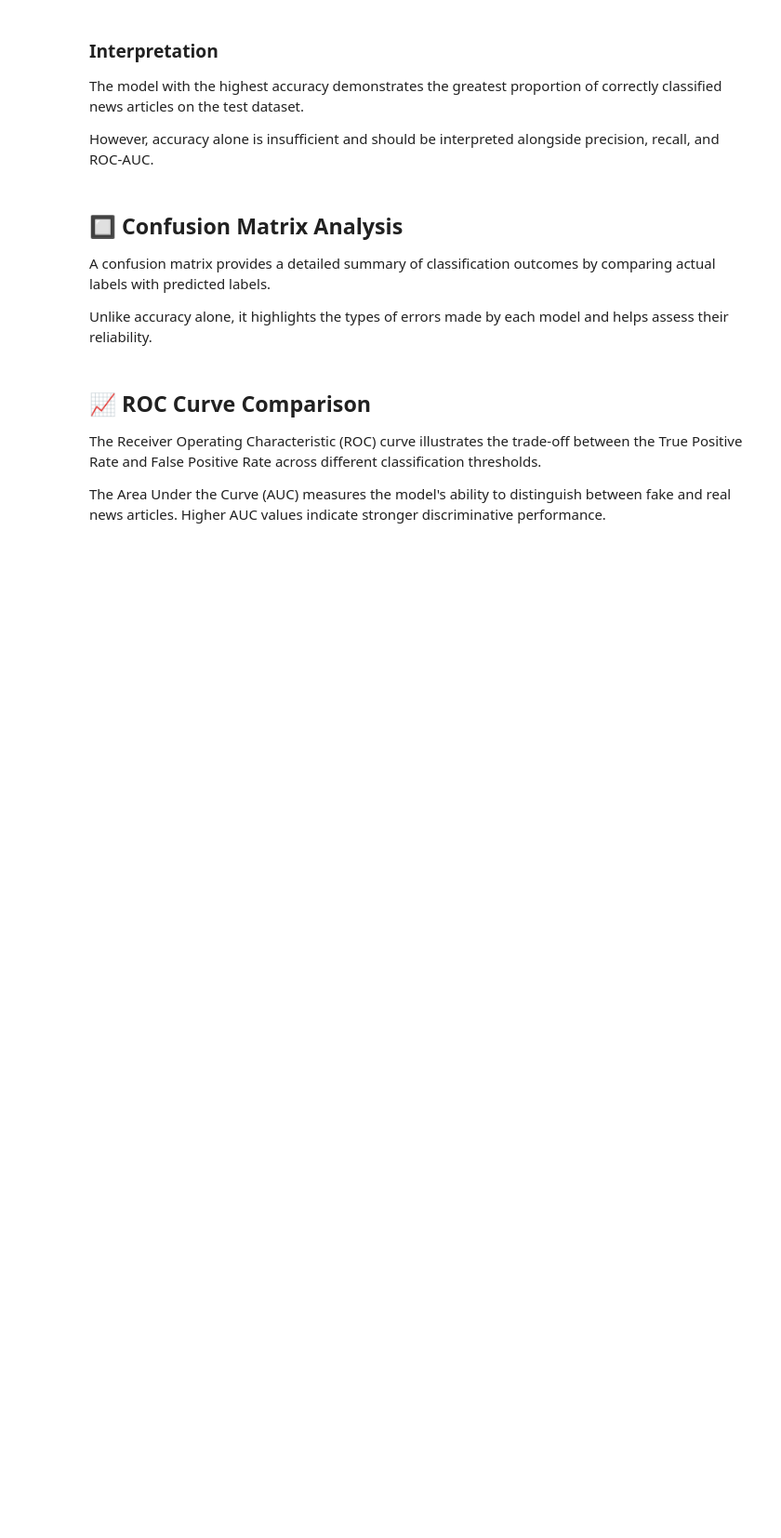
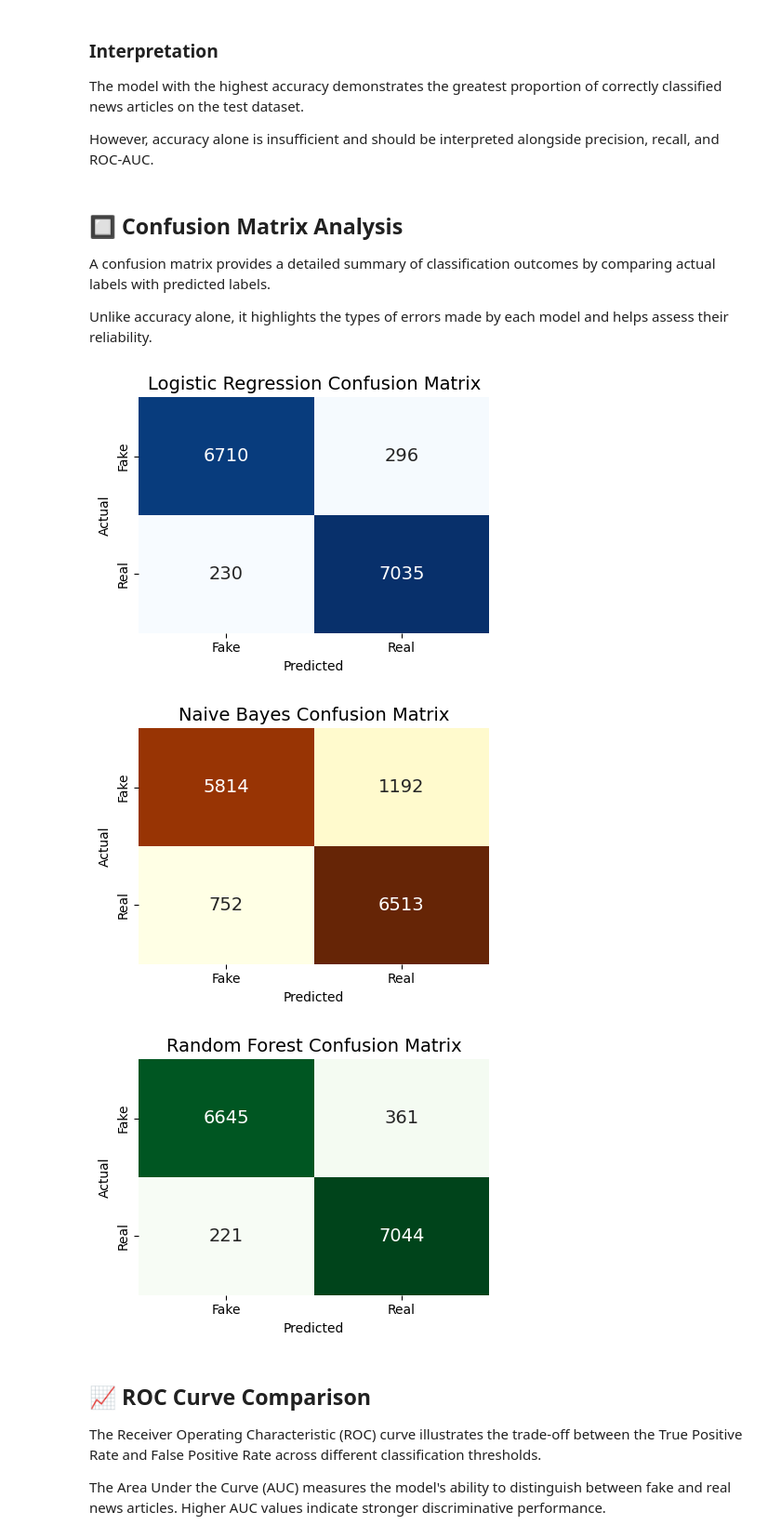
Before and after one commit to abhik-kundu09/FakeGuard, a Jupyter notebook: notebooks/fake_news_detection.ipynb, the cells around one changed output. Shown at 93% size. Drawn from its saved outputs; the diff is of its cells as text; code cells hidden in the pictures; blank space fills up the shorter version.

```diff
--- a/notebooks/fake_news_detection.ipynb
+++ b/notebooks/fake_news_detection.ipynb
@@ -547,41 +547,42 @@ A confusion matrix provides a detailed summary of classification outcomes by com
 
 Unlike accuracy alone, it highlights the types of errors made by each model and helps assess their reliability.
 # %%
-plotly_colors = {
+import matplotlib.pyplot as plt
+import seaborn as sns
+from sklearn.metrics import confusion_matrix
+
+cmap_dict = {
     "Logistic Regression": "Blues",
     "Naive Bayes": "YlOrBr",
     "Random Forest": "Greens"
 }
 
 for model_name in y_pred_store.keys():
 
     cm = confusion_matrix(y_test, y_pred_store[model_name])
 
-    fig = go.Figure(
-                data=go.Heatmap(
-                z=cm,
-                x=["Fake", "Real"],
-                y=["Fake", "Real"],
+    plt.figure(figsize=(4.5, 3.5))
 
-                colorscale=plotly_colors[model_name],
-                zmin=0,
-                zmax=cm.max(),
+    sns.heatmap(
+        cm,
+        annot=True,
+        fmt="d",
+        cmap=cmap_dict[model_name],
+        cbar=False,
+        xticklabels=["Fake", "Real"],
+        yticklabels=["Fake", "Real"],
+        annot_kws={"size": 14}
+    )
 
-                showscale=False,
-
-                text=cm.astype(str),
-                texttemplate="<b>%{text}</b>",
-                textfont=dict(
-                    size=24,
-                    color="#E6EDF3"
-                ),
-
-                xgap=3,
-                ygap=3
-                )
-            )
-
-    fig.show()
+    plt.title(f"{model_name} Confusion Matrix", fontsize=14)
+    plt.xlabel("Predicted")
+    plt.ylabel("Actual")
+    plt.tight_layout()
+    plt.show()
+# %% [output]
+[figure, added]
+[figure, added]
+[figure, added]
 # %% [markdown]
 ## 📈 ROC Curve Comparison
 
```
Also changed, not shown: 3 other files.
